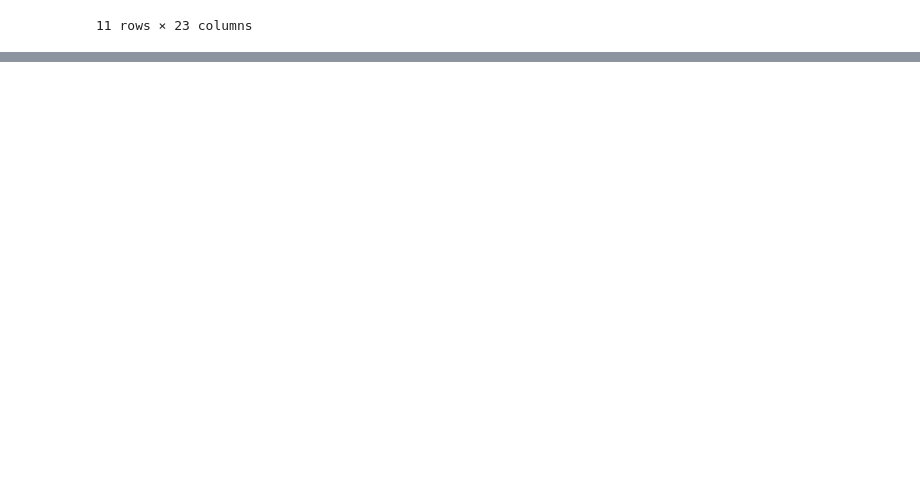
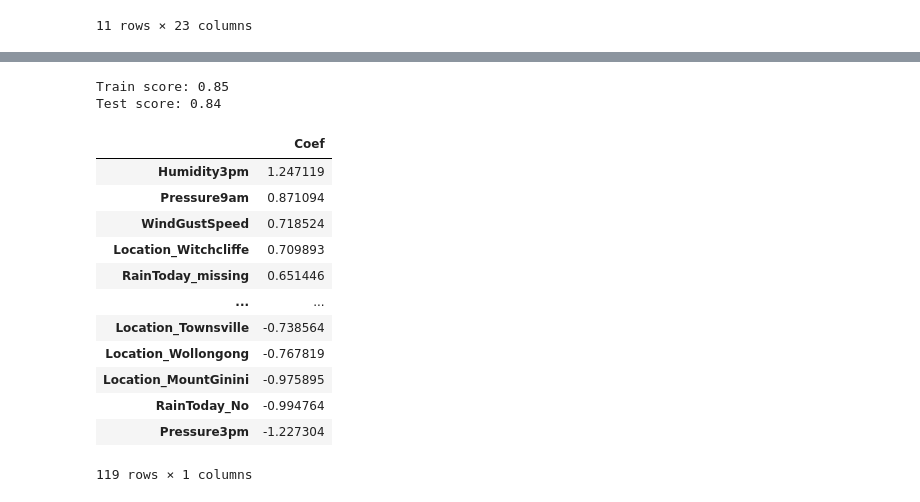
Before and after one commit to gabrielalusofona/cda, a Jupyter notebook: lectures/10-TimeSeries-Beyond Forecast.ipynb, the cells around one changed output, grey strips where cells are left out. Drawn from its saved outputs; the diff is of its cells as text; code cells hidden in the pictures; blank space fills up the shorter version.

```diff
--- a/lectures/10-TimeSeries-Beyond Forecast.ipynb
+++ b/lectures/10-TimeSeries-Beyond Forecast.ipynb
@@ -67,0 +452,32 @@ rain_df.describe(include="all")
+# %%
+def score_lr_print_coeff(preprocessor, train_df, y_train, test_df, y_test, X_train_enc):
+    lr_pipe = make_pipeline(preprocessor, LogisticRegression(max_iter=1000))
+    lr_pipe.fit(train_df, y_train)
+
+    print("Train score: {:.2f}".format(lr_pipe.score(train_df, y_train)))
+    print("Test score: {:.2f}".format(lr_pipe.score(test_df, y_test)))
+
+    lr_coef = pd.DataFrame(
+        data=lr_pipe.named_steps['logisticregression'].coef_.flatten(),
+        index = X_train_enc.columns,
+        columns=["Coef"]
+    )
+    return lr_coef.sort_values(by="Coef", ascending=False)
+# %%
+score_lr_print_coeff(preprocessor, train_df, y_train, test_df, y_test, X_train_enc)
+# %% [output]
+Train score: 0.85
+Test score: 0.84
+|  | Coef |
+| Humidity3pm | 1.247119 |
+| Pressure9am | 0.871094 |
+| WindGustSpeed | 0.718524 |
+| Location_Witchcliffe | 0.709893 |
+| RainToday_missing | 0.651446 |
+| ... | ... |
+| Location_Townsville | -0.738564 |
+| Location_Wollongong | -0.767819 |
+| Location_MountGinini | -0.975895 |
+| RainToday_No | -0.994764 |
+| Pressure3pm | -1.227304 |
+119 rows × 1 columns
```
Also changed, not shown: parts of 55 cells of this notebook, 1 other file.
